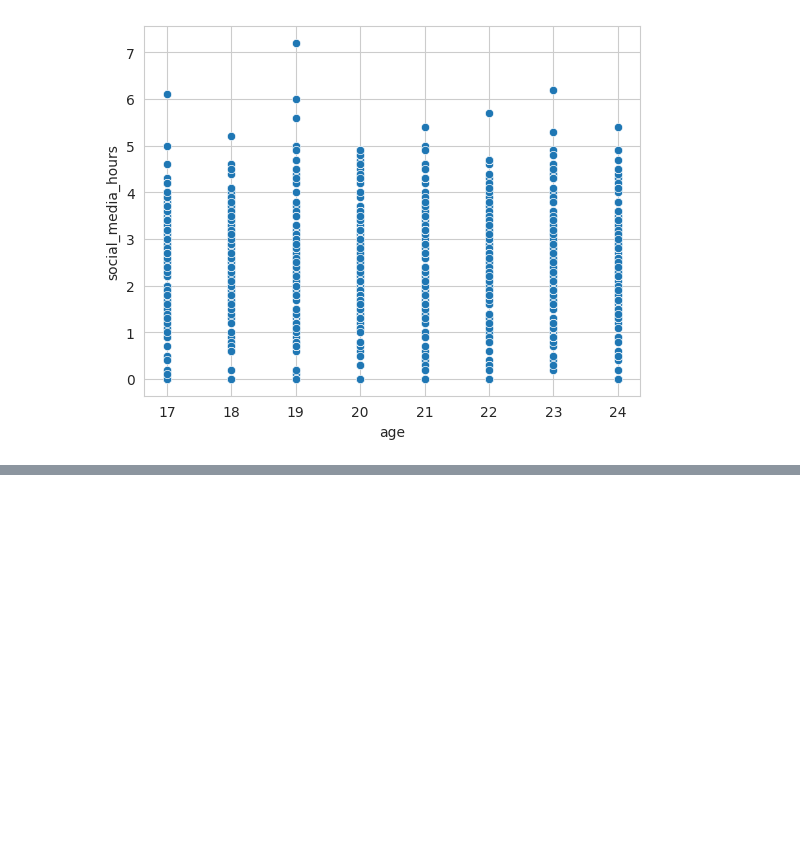
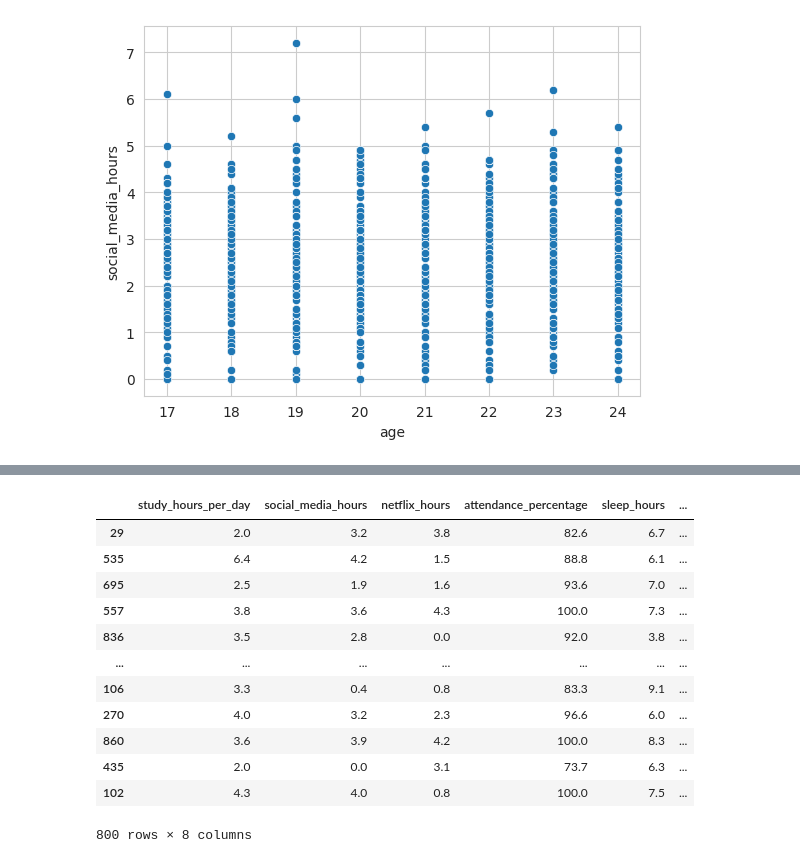
Before and after one commit to matesoft2033/students_habits_performance, a Jupyter notebook: students_habits_performance.ipynb, the cells around one changed output, grey strips where cells are left out. Cells and saved outputs as stored; diff of their text form; code cells hidden in the pictures; blank space fills up the shorter version.

```diff
--- a/students_habits_performance.ipynb
+++ b/students_habits_performance.ipynb
@@ -128,0 +158,16 @@ plt.show()
+# %%
+x_train
+# %% [output]
+|  | study_hours_per_day | social_media_hours | netflix_hours | attendance_percentage | sleep_hours | ... |
+| 29 | 2.0 | 3.2 | 3.8 | 82.6 | 6.7 | ... |
+| 535 | 6.4 | 4.2 | 1.5 | 88.8 | 6.1 | ... |
+| 695 | 2.5 | 1.9 | 1.6 | 93.6 | 7.0 | ... |
+| 557 | 3.8 | 3.6 | 4.3 | 100.0 | 7.3 | ... |
+| 836 | 3.5 | 2.8 | 0.0 | 92.0 | 3.8 | ... |
+| ... | ... | ... | ... | ... | ... | ... |
+| 106 | 3.3 | 0.4 | 0.8 | 83.3 | 9.1 | ... |
+| 270 | 4.0 | 3.2 | 2.3 | 96.6 | 6.0 | ... |
+| 860 | 3.6 | 3.9 | 4.2 | 100.0 | 8.3 | ... |
+| 435 | 2.0 | 0.0 | 3.1 | 73.7 | 6.3 | ... |
+| 102 | 4.3 | 4.0 | 0.8 | 100.0 | 7.5 | ... |
+800 rows × 8 columns
```
Also changed, not shown: parts of 14 cells of this notebook.
